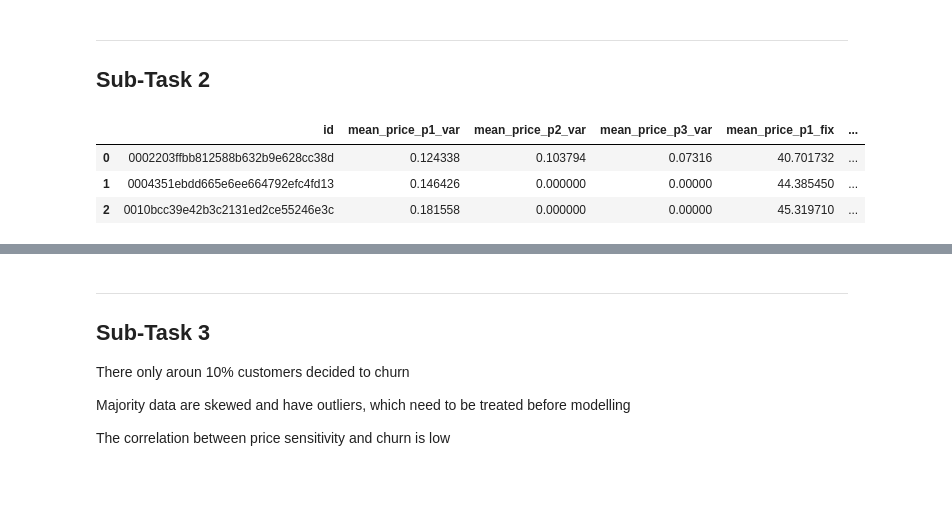
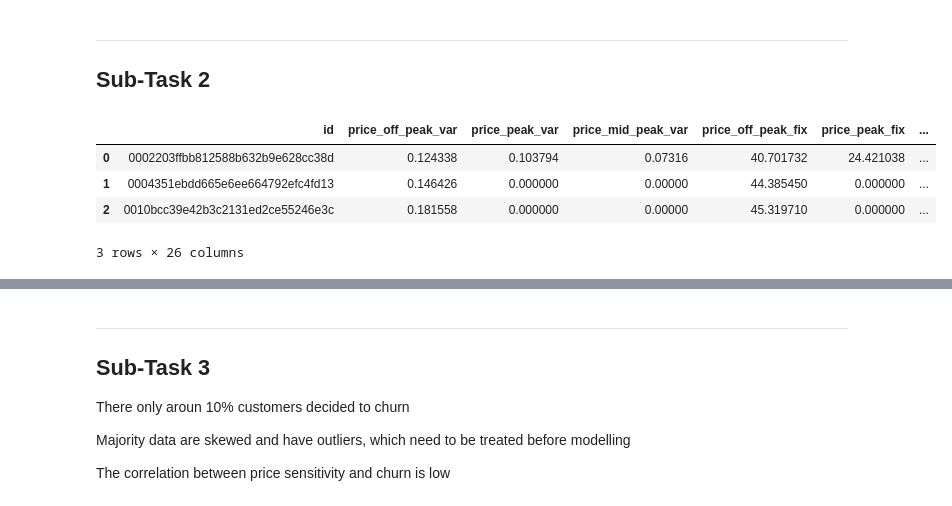
Before and after one commit to shikaijin/BCG-Data-Science, a Jupyter notebook: eda.ipynb, the cells around one changed output, grey strips where cells are left out. Drawn from its saved outputs; the diff is of its cells as text; code cells hidden in the pictures.

```diff
--- a/eda.ipynb
+++ b/eda.ipynb
@@ -287,5 +287,10 @@ for n, item in enumerate(price_df.columns[2:]) :
 ---
 ## Sub-Task 2
 # %%
+# Transform date columns to datetime type
+client_df["date_activ"] = pd.to_datetime(client_df["date_activ"], format='%Y-%m-%d')
+client_df["date_end"] = pd.to_datetime(client_df["date_end"], format='%Y-%m-%d')
+client_df["date_modif_prod"] = pd.to_datetime(client_df["date_modif_prod"], format='%Y-%m-%d')
+client_df["date_renewal"] = pd.to_datetime(client_df["date_renewal"], format='%Y-%m-%d')
 price_df['price_date'] = pd.to_datetime(price_df['price_date'], format='%Y-%m-%d')
 # %%
@@ -313,29 +358,14 @@ mean_price['mean_price_p3'] = mean_price['mean_price_p3_fix'] + mean_price['mean
 # %%
-# calculate total forecast price for period 1
-client_df['forecast_price_p1'] = client_df['forecast_price_energy_off_peak'] + client_df['forecast_price_pow_off_peak']
-
 # merge mean price with client dataframe
-price_analysis = pd.merge(mean_price, client_df[['id', 'forecast_price_p1', 'churn']], on='id')
-# calculate difference between mean price and forecast price for period 1
-price_analysis['dff_price_p1'] = price_analysis['mean_price_p1'] - price_analysis['forecast_price_p1']
-
-# define function to swap columns
-def swap_columns(dataframe, col1, col2):
-    col_list = list(dataframe.columns)
-    x, y = col_list.index(col1), col_list.index(col2)
-    col_list[y], col_list[x] = col_list[x], col_list[y]
-    dataframe = dataframe[col_list]
-    return dataframe
-
-# swap dff_price_p1 and churn columns
-price_analysis = swap_columns(price_analysis, 'dff_price_p1', 'churn')
+price_analysis = pd.merge(price_features, client_df[['id', 'churn']], on='id')
 
 price_analysis.head(3)
 # %% [output]
-|  | id | mean_price_p1_var | mean_price_p2_var | mean_price_p3_var | mean_price_p1_fix | ... |
-| 0 | 0002203ffbb812588b632b9e628cc38d | 0.124338 | 0.103794 | 0.07316 | 40.701732 | ... |
-| 1 | 0004351ebdd665e6ee664792efc4fd13 | 0.146426 | 0.000000 | 0.00000 | 44.385450 | ... |
-| 2 | 0010bcc39e42b3c2131ed2ce55246e3c | 0.181558 | 0.000000 | 0.00000 | 45.319710 | ... |
+|  | id | price_off_peak_var | price_peak_var | price_mid_peak_var | price_off_peak_fix | price_peak_fix | ... |
+| 0 | 0002203ffbb812588b632b9e628cc38d | 0.124338 | 0.103794 | 0.07316 | 40.701732 | 24.421038 | ... |
+| 1 | 0004351ebdd665e6ee664792efc4fd13 | 0.146426 | 0.000000 | 0.00000 | 44.385450 | 0.000000 | ... |
+| 2 | 0010bcc39e42b3c2131ed2ce55246e3c | 0.181558 | 0.000000 | 0.00000 | 45.319710 | 0.000000 | ... |
+3 rows × 26 columns
 # %%
 # Compute the correlation matrix
 corr = price_analysis.corr()
```
Also changed, not shown: parts of 4 cells of this notebook.
